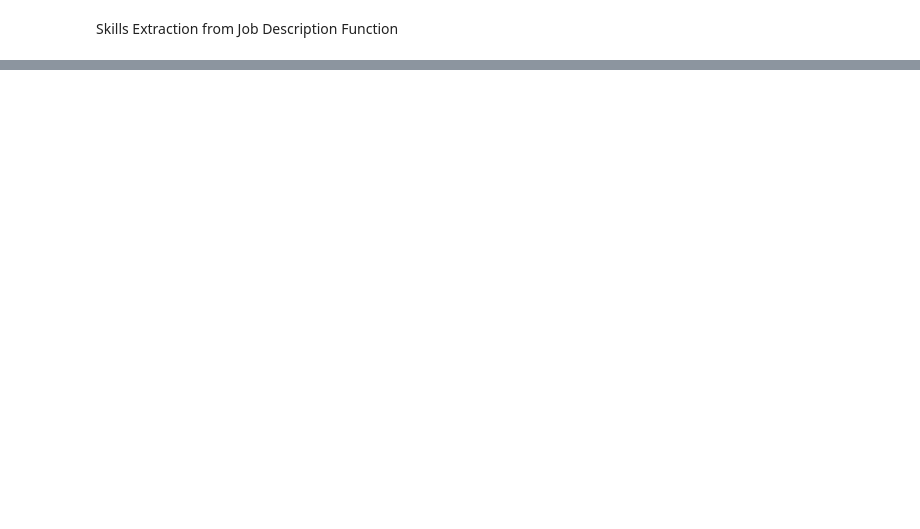
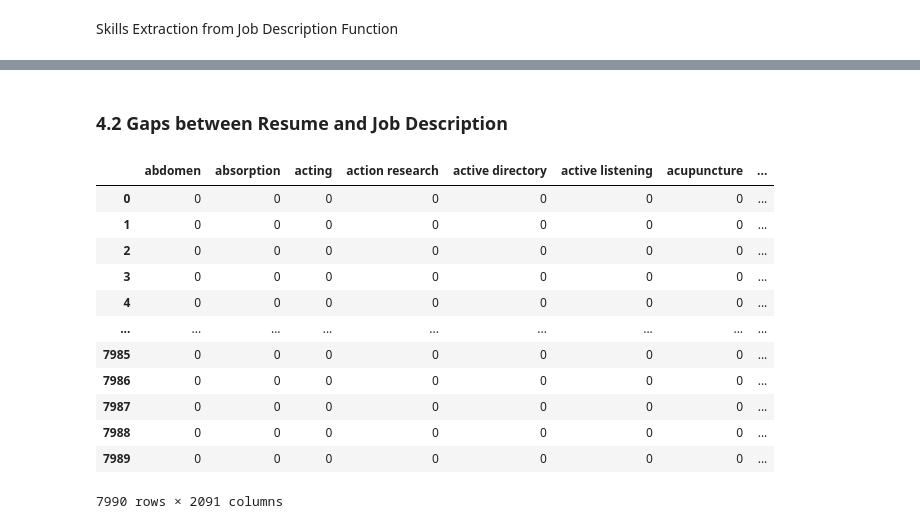
Before and after one commit to remuslum/bt4103team13, a Jupyter notebook: Skills Engine.ipynb, the cells around one changed output, grey strips where cells are left out. Drawn from its saved outputs; the diff is of its cells as text; code cells hidden in the pictures; blank space fills up the shorter version.

```diff
--- a/Skills Engine.ipynb
+++ b/Skills Engine.ipynb
@@ -536,0 +433,11 @@ res = model.dv.most_similar([vector], topn=10)
+# %%
+with open('resume_skills.pkl', 'rb') as pickle_file:
+    resume_skills = pickle.load(pickle_file)
+
+'''
+with open('resume_skills_required.pkl', 'rb') as pickle_file:
+    resume_skills_required = pickle.load(pickle_file)
+'''
+
+skills_gap_cand = skills_gap_identification(resume_skills[31605080], resume_skills_required['AVIATION'])
+skills_gap_cand
@@ -536,0 +483,34 @@ res = model.dv.most_similar([vector], topn=10)
+# %% [markdown]
+### 4.2 Gaps between Resume and Job Description
+# %%
+# get frequency table
+
+with open('job_skills.pkl', 'rb') as pickle_file:
+    content = pickle.load(pickle_file)
+
+data = df2.copy()
+data['skills'] = data['uniq_id'].apply(lambda x: list(content[x].keys()))
+
+mlb = MultiLabelBinarizer()
+
+skills_freq = pd.DataFrame(mlb.fit_transform(data['skills']),
+                           columns=mlb.classes_,
+                           index=data['skills'].index)
+
+y = data['category']
+skills_freq ['y'] = y
+skills_freq
+# %% [output]
+|  | abdomen | absorption | acting | action research | active directory | active listening | acupuncture | ... |
+| 0 | 0 | 0 | 0 | 0 | 0 | 0 | 0 | ... |
+| 1 | 0 | 0 | 0 | 0 | 0 | 0 | 0 | ... |
+| 2 | 0 | 0 | 0 | 0 | 0 | 0 | 0 | ... |
+| 3 | 0 | 0 | 0 | 0 | 0 | 0 | 0 | ... |
+| 4 | 0 | 0 | 0 | 0 | 0 | 0 | 0 | ... |
+| ... | ... | ... | ... | ... | ... | ... | ... | ... |
+| 7985 | 0 | 0 | 0 | 0 | 0 | 0 | 0 | ... |
+| 7986 | 0 | 0 | 0 | 0 | 0 | 0 | 0 | ... |
+| 7987 | 0 | 0 | 0 | 0 | 0 | 0 | 0 | ... |
+| 7988 | 0 | 0 | 0 | 0 | 0 | 0 | 0 | ... |
+| 7989 | 0 | 0 | 0 | 0 | 0 | 0 | 0 | ... |
+7990 rows × 2091 columns
```
Also changed, not shown: parts of 74 cells of this notebook, 7 other files.
